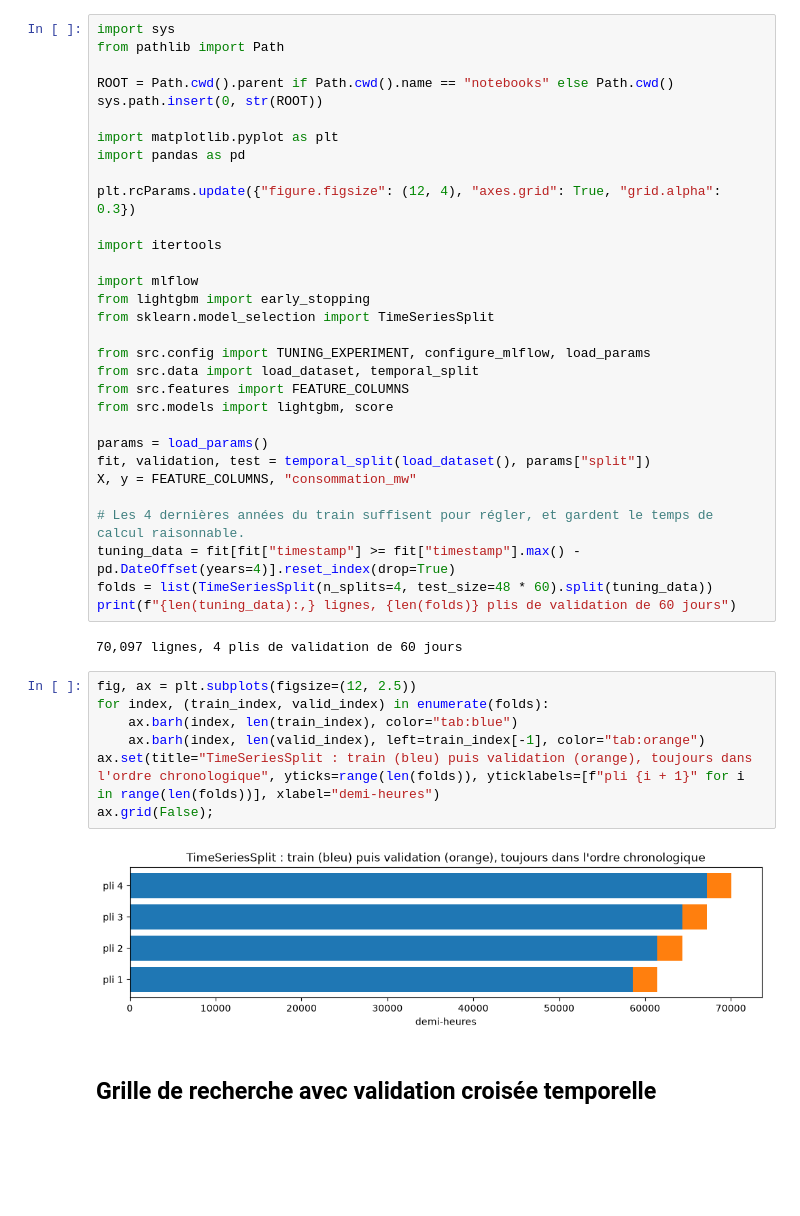
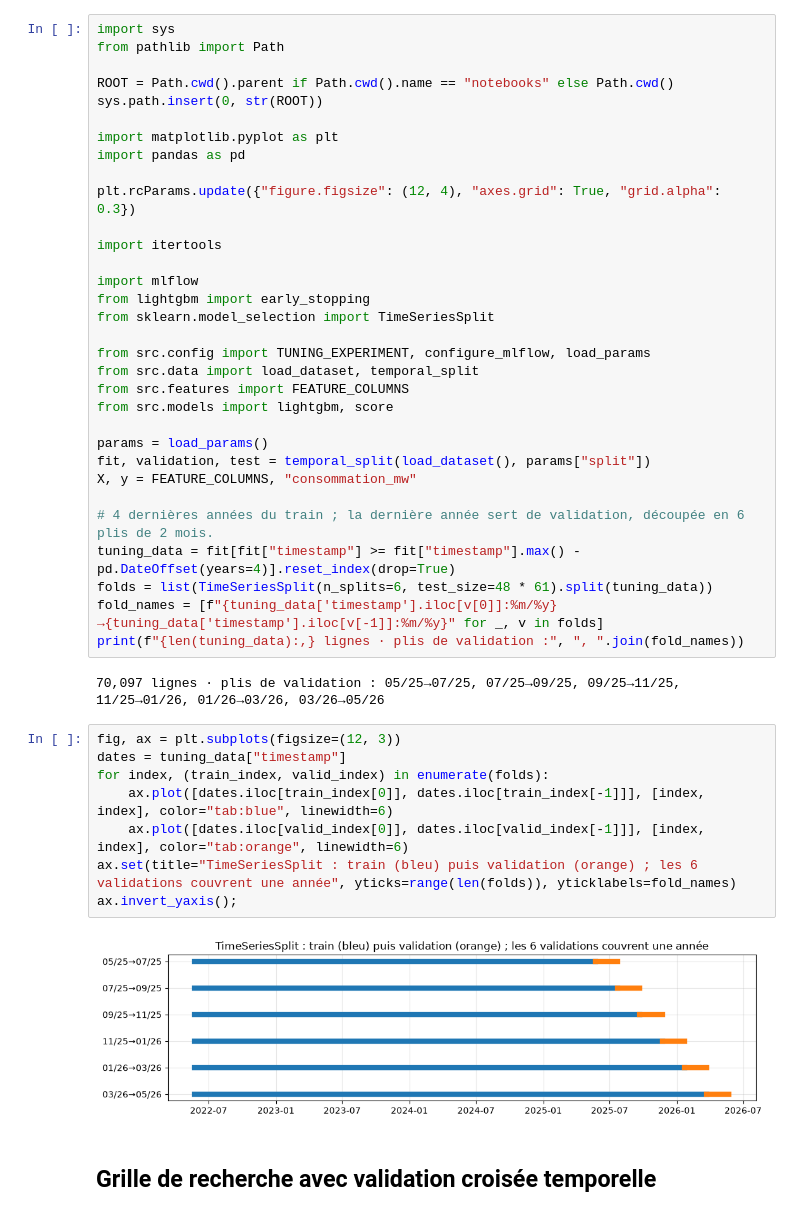
Before and after one commit to adem951/conso_energie_prediction, a Jupyter notebook: notebooks/04_tuning_overfitting.ipynb, the cells around one changed output. Cells and saved outputs as stored; diff of their text form; blank space fills up the shorter version.

```diff
--- a/notebooks/04_tuning_overfitting.ipynb
+++ b/notebooks/04_tuning_overfitting.ipynb
@@ -37,21 +40,23 @@ params = load_params()
 fit, validation, test = temporal_split(load_dataset(), params["split"])
 X, y = FEATURE_COLUMNS, "consommation_mw"
 
-# Les 4 dernières années du train suffisent pour régler, et gardent le temps de calcul raisonnable.
+# 4 dernières années du train ; la dernière année sert de validation, découpée en 6 plis de 2 mois.
 tuning_data = fit[fit["timestamp"] >= fit["timestamp"].max() - pd.DateOffset(years=4)].reset_index(drop=True)
-folds = list(TimeSeriesSplit(n_splits=4, test_size=48 * 60).split(tuning_data))
-print(f"{len(tuning_data):,} lignes, {len(folds)} plis de validation de 60 jours")
+folds = list(TimeSeriesSplit(n_splits=6, test_size=48 * 61).split(tuning_data))
+fold_names = [f"{tuning_data['timestamp'].iloc[v[0]]:%m/%y}→{tuning_data['timestamp'].iloc[v[-1]]:%m/%y}" for _, v in folds]
+print(f"{len(tuning_data):,} lignes · plis de validation :", ", ".join(fold_names))
 # %% [output]
-70,097 lignes, 4 plis de validation de 60 jours
+70,097 lignes · plis de validation : 05/25→07/25, 07/25→09/25, 09/25→11/25, 11/25→01/26, 01/26→03/26, 03/26→05/26
 # %%
-fig, ax = plt.subplots(figsize=(12, 2.5))
+fig, ax = plt.subplots(figsize=(12, 3))
+dates = tuning_data["timestamp"]
 for index, (train_index, valid_index) in enumerate(folds):
-    ax.barh(index, len(train_index), color="tab:blue")
-    ax.barh(index, len(valid_index), left=train_index[-1], color="tab:orange")
-ax.set(title="TimeSeriesSplit : train (bleu) puis validation (orange), toujours dans l'ordre chronologique", yticks=range(len(folds)), yticklabels=[f"pli {i + 1}" for i in range(len(folds))], xlabel="demi-heures")
-ax.grid(False);
+    ax.plot([dates.iloc[train_index[0]], dates.iloc[train_index[-1]]], [index, index], color="tab:blue", linewidth=6)
+    ax.plot([dates.iloc[valid_index[0]], dates.iloc[valid_index[-1]]], [index, index], color="tab:orange", linewidth=6)
+ax.set(title="TimeSeriesSplit : train (bleu) puis validation (orange) ; les 6 validations couvrent une année", yticks=range(len(folds)), yticklabels=fold_names)
+ax.invert_yaxis();
 # %% [output]
-[figure, old version]
+[figure, new version]
 # %% [markdown]
 ## Grille de recherche avec validation croisée temporelle
 # %%
```
Also changed, not shown: parts of 11 cells of this notebook, 3 other files.
